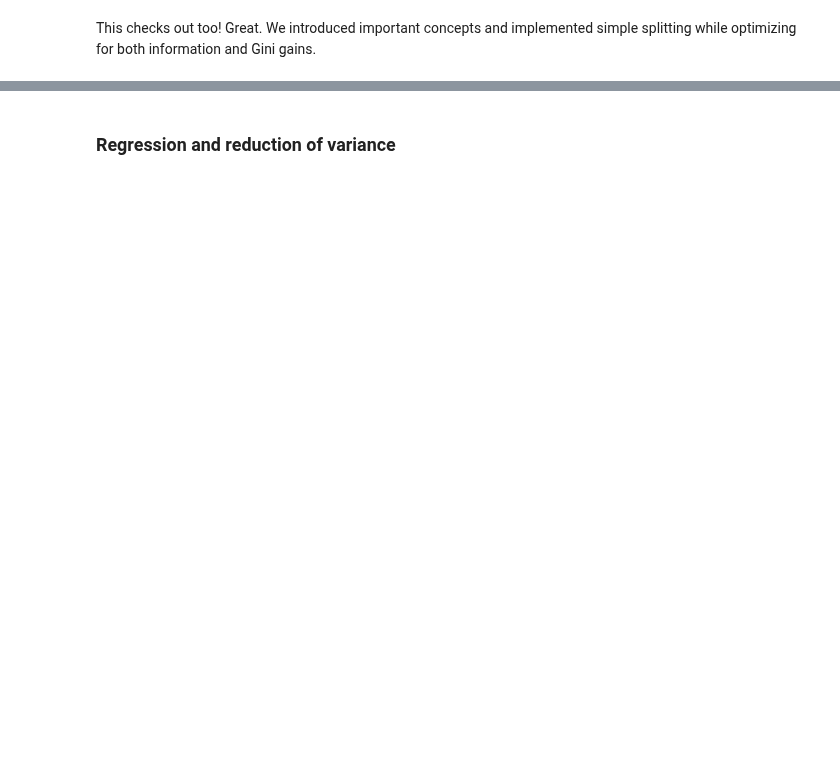
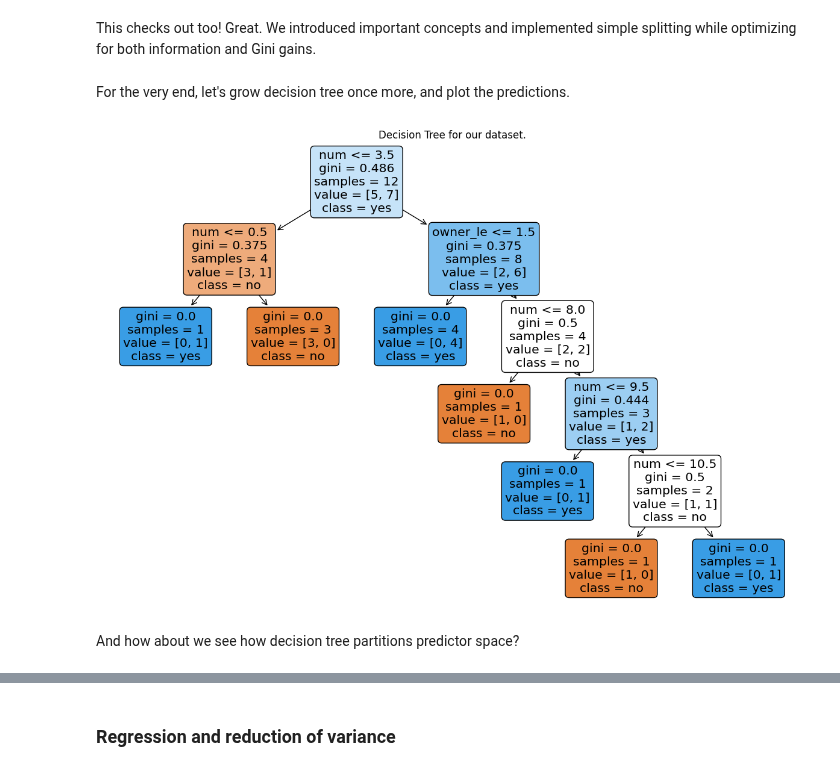
Before and after one commit to datakolektiv/dss03python2023, a Jupyter notebook: session20/dss03_py_session20.ipynb, the cells around one changed output, grey strips where cells are left out. Drawn from its saved outputs; the diff is of its cells as text; code cells hidden in the pictures; blank space fills up the shorter version.

```diff
--- a/session20/dss03_py_session20.ipynb
+++ b/session20/dss03_py_session20.ipynb
@@ -853,2 +958,22 @@ gain(gain=0.11111111111111105, group_a_entropy=0.375, group_b_entropy=0.375, gro
 # %% [markdown]
 This checks out too! Great. We introduced important concepts and implemented simple splitting while optimizing for both information and Gini gains.
+# %% [markdown]
+For the very end, let's grow decision tree once more, and plot the predictions.
+# %%
+dc = DecisionTreeClassifier(criterion='gini')
+
+dc.fit(df_balls[['num', 'owner_le']], df_balls['color_label'])
+
+# plot the DT
+fig = plt.figure(figsize=(15, 10))
+_ = tree.plot_tree(dc,
+                   feature_names=dc.feature_names_in_,
+                   class_names=['no', 'yes'],
+                   filled=True,
+                   rounded=True)
+
+plt.gca().set_title('Decision Tree for our dataset.');
+# %% [output]
+[figure, added]
+# %% [markdown]
+And how about we see how decision tree partitions predictor space?
```
Also changed, not shown: parts of 107 cells of this notebook, 1 other file.
